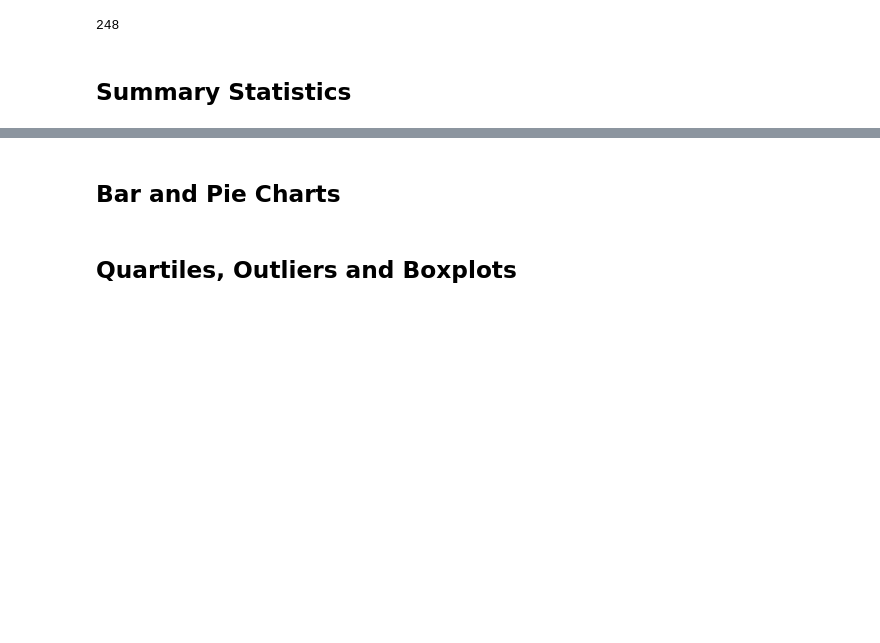
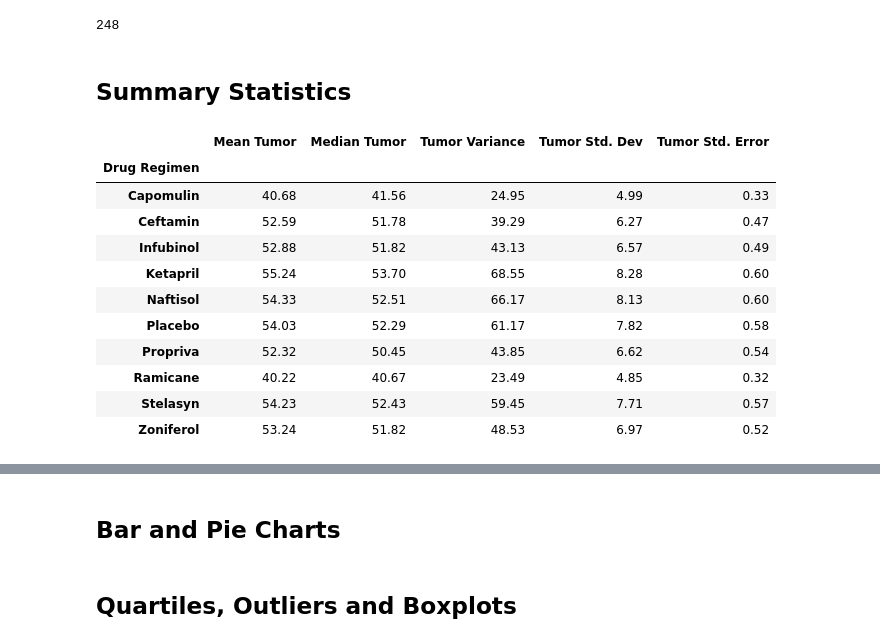
Before and after one commit to krissykodes/Matplotlib, a Jupyter notebook: pymaceuticals_krissykodes.ipynb, the cells around one changed output, grey strips where cells are left out. Saved outputs shown, nothing was run; the diff lists cells and outputs as text; code cells hidden in the pictures; blank space fills up the shorter version.

```diff
--- a/pymaceuticals_krissykodes.ipynb
+++ b/pymaceuticals_krissykodes.ipynb
@@ -37,7 +33,7 @@ study_results.head()
 | 4 | c819 | 0 | 45.0 | 0 |
 # %%
 #Comine the data into a single dataset
-mouse_df = pd.merge(mouse_metadata, study_results)
+mouse_df = pd.merge(mouse_metadata, study_results, on="Mouse ID")
 mouse_df
 # %% [output]
 |  | Mouse ID | Drug Regimen | Sex | Age_months | Weight (g) | Timepoint | Tumor Volume (mm3) | ... |
@@ -120,0 +111,29 @@ clean_mouse_df['Mouse ID'].nunique()
+# %%
+# Generate a summary statistics table of mean, median, variance, standard deviation, and SEM of the tumor volume for each regimen
+mean_drug = clean_mouse_df.groupby("Drug Regimen")["Tumor Volume (mm3)"].mean().map('{:.2f}'.format)
+median_drug = clean_mouse_df.groupby("Drug Regimen")["Tumor Volume (mm3)"].median().map('{:.2f}'.format)
+var_drug = clean_mouse_df.groupby("Drug Regimen")["Tumor Volume (mm3)"].var().map('{:.2f}'.format)
+std_drug = clean_mouse_df.groupby("Drug Regimen")["Tumor Volume (mm3)"].std().map('{:.2f}'.format)
+sem_drug = clean_mouse_df.groupby("Drug Regimen")["Tumor Volume (mm3)"].sem().map('{:.2f}'.format)
+
+yrdrugsnameddisway= pd.DataFrame({
+                                "Mean Tumor": mean_drug,
+                                "Median Tumor": median_drug,
+                                "Tumor Variance": var_drug,
+                                "Tumor Std. Dev": std_drug,
+                                "Tumor Std. Error": sem_drug
+                                })
+yrdrugsnameddisway
+# %% [output]
+|  | Mean Tumor | Median Tumor | Tumor Variance | Tumor Std. Dev | Tumor Std. Error |
+| Drug Regimen |  |  |  |  |  |
+| Capomulin | 40.68 | 41.56 | 24.95 | 4.99 | 0.33 |
+| Ceftamin | 52.59 | 51.78 | 39.29 | 6.27 | 0.47 |
+| Infubinol | 52.88 | 51.82 | 43.13 | 6.57 | 0.49 |
+| Ketapril | 55.24 | 53.70 | 68.55 | 8.28 | 0.60 |
+| Naftisol | 54.33 | 52.51 | 66.17 | 8.13 | 0.60 |
+| Placebo | 54.03 | 52.29 | 61.17 | 7.82 | 0.58 |
+| Propriva | 52.32 | 50.45 | 43.85 | 6.62 | 0.54 |
+| Ramicane | 40.22 | 40.67 | 23.49 | 4.85 | 0.32 |
+| Stelasyn | 54.23 | 52.43 | 59.45 | 7.71 | 0.57 |
+| Zoniferol | 53.24 | 51.82 | 48.53 | 6.97 | 0.52 |
```
Also changed, not shown: parts of 3 cells of this notebook.
